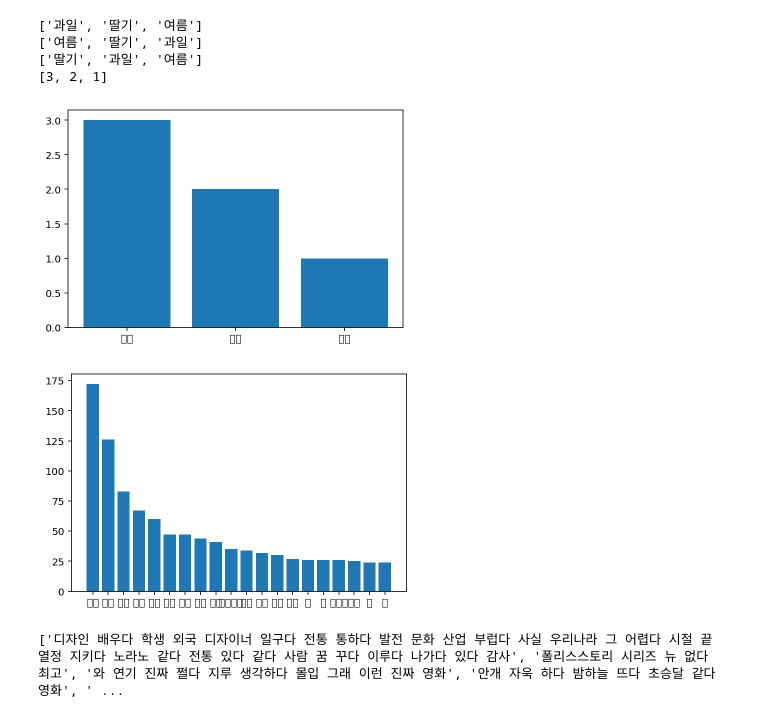
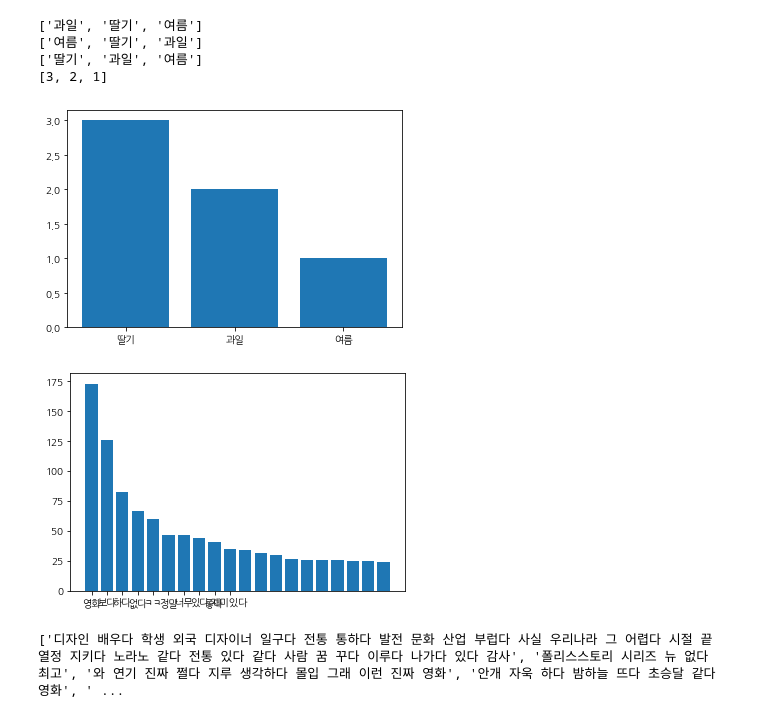
Before and after one commit to KangChan-Python/DataAnalysis, a Jupyter notebook: BigAcademy/자연어_처리/origin/3_빈도분석.ipynb, the cells around one changed output. Drawn from its saved outputs; the diff is of its cells as text; code cells hidden in the pictures.

```diff
--- a/BigAcademy/자연어_처리/origin/3_빈도분석.ipynb
+++ b/BigAcademy/자연어_처리/origin/3_빈도분석.ipynb
@@ -172,24 +149,24 @@ print(sorted(sample.values(), reverse=True))
 wordInfo_sample = Counter({'여름':1, '과일':2, '딸기':3})
 sorted_keys_sample = sorted(wordInfo_sample, key=wordInfo_sample.get, reverse=True)
 sorted_values_sample = sorted(wordInfo_sample.values(), reverse=True)
-
+plt.rc('font',family='NanumGothic')
 import matplotlib.pyplot as plt
 plt.bar(range(len(wordInfo_sample)), sorted_values_sample)	  # X축의 위치, 각 x의 높이
 plt.xticks(range(len(wordInfo_sample)), sorted_keys_sample)  	# X축의 위치, 각 x의 라벨
 plt.show()
 # %% [output]
-[figure, old version]
+[figure, new version]
 # %%
 # 앞에서 20개까지만 출력
 sorted_keys = sorted(wordInfo, key=wordInfo.get, reverse=True)
 sorted_values = sorted(wordInfo.values(), reverse=True)
 
 import matplotlib.pyplot as plt
 plt.bar(range(20), sorted_values[:20])
-plt.xticks(range(20), sorted_keys[:20])
+plt.xticks(range(10), sorted_keys[:10])
 plt.show()
 # %% [output]
-[figure, old version]
+[figure, new version]
 # %%
 # data_text는 각 문장을 리스트 원소로 담고 있다
 # 각 문장 리스트 원소는 공백으로 분리되어 있다
```
Also changed, not shown: parts of 14 cells of this notebook, 25 other files.
